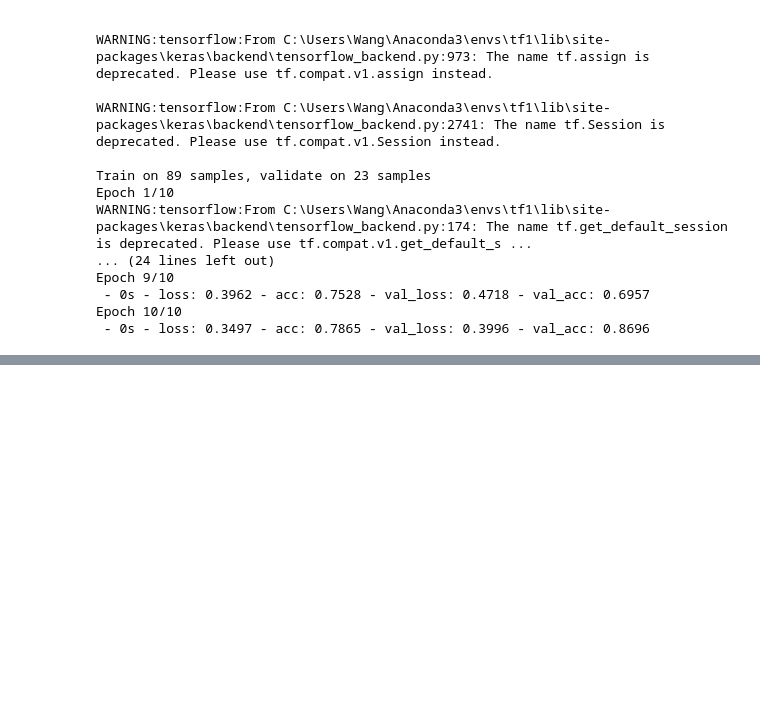
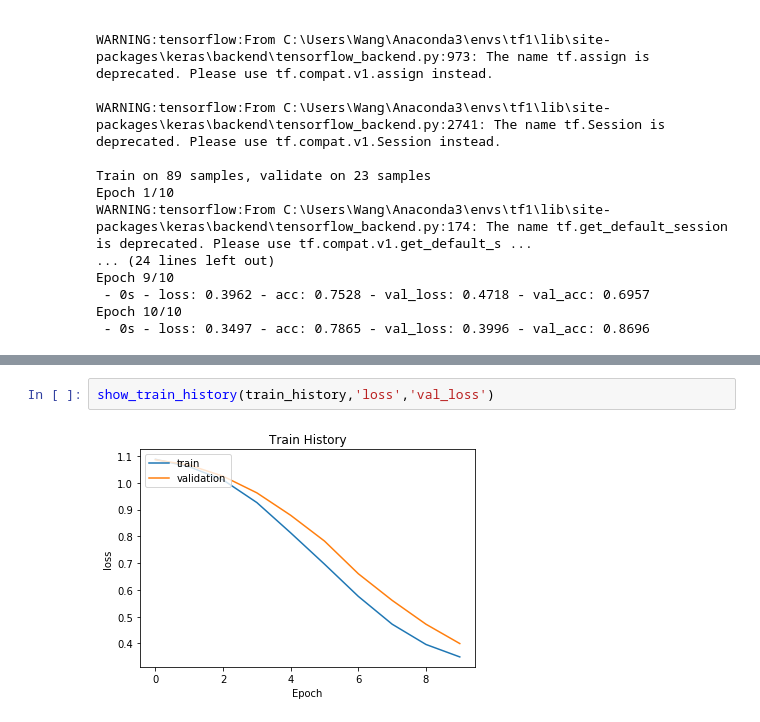
Before and after one commit to 3A632083/DL_HW05, a Jupyter notebook: DL_HW5.ipynb, the cells around one changed output, grey strips where cells are left out. Saved outputs shown, nothing was run; the diff lists cells and outputs as text; blank space fills up the shorter version.

```diff
--- a/DL_HW5.ipynb
+++ b/DL_HW5.ipynb
@@ -215,0 +232,4 @@ Epoch 10/10
+# %%
+show_train_history(train_history,'loss','val_loss')
+# %% [output]
+[figure, added]
```
Also changed, not shown: parts of 3 cells of this notebook.
